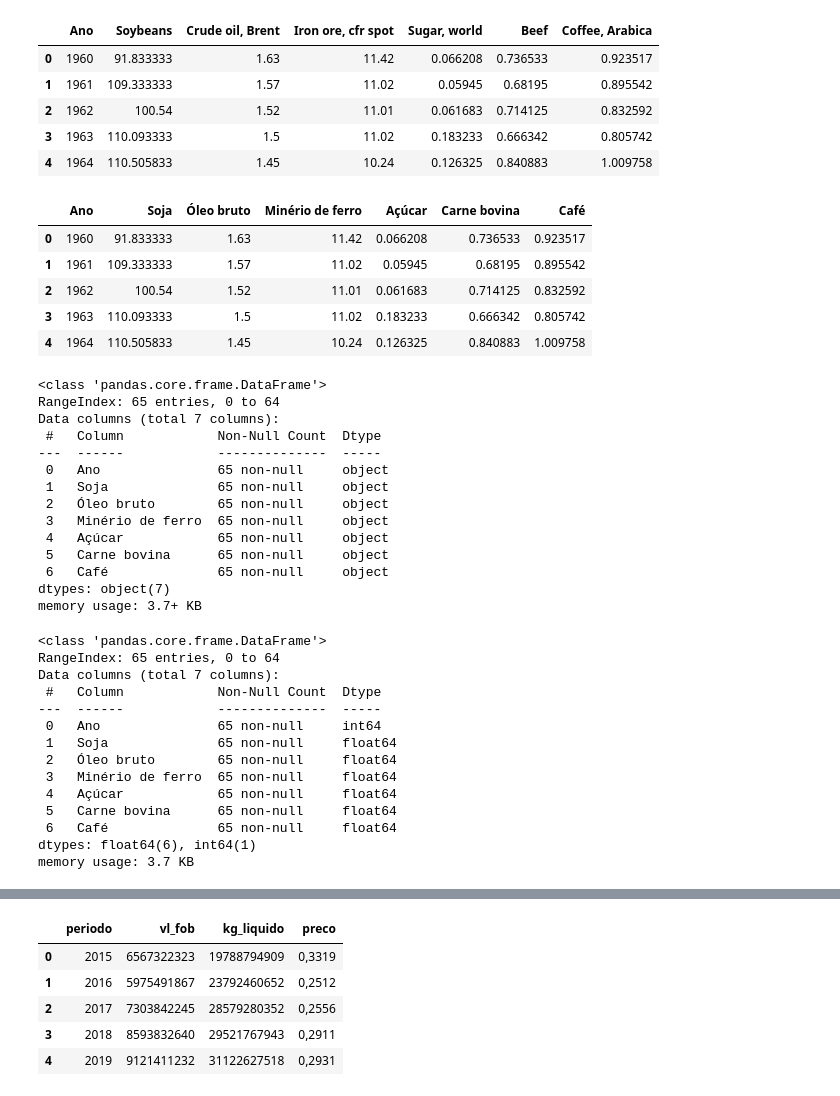
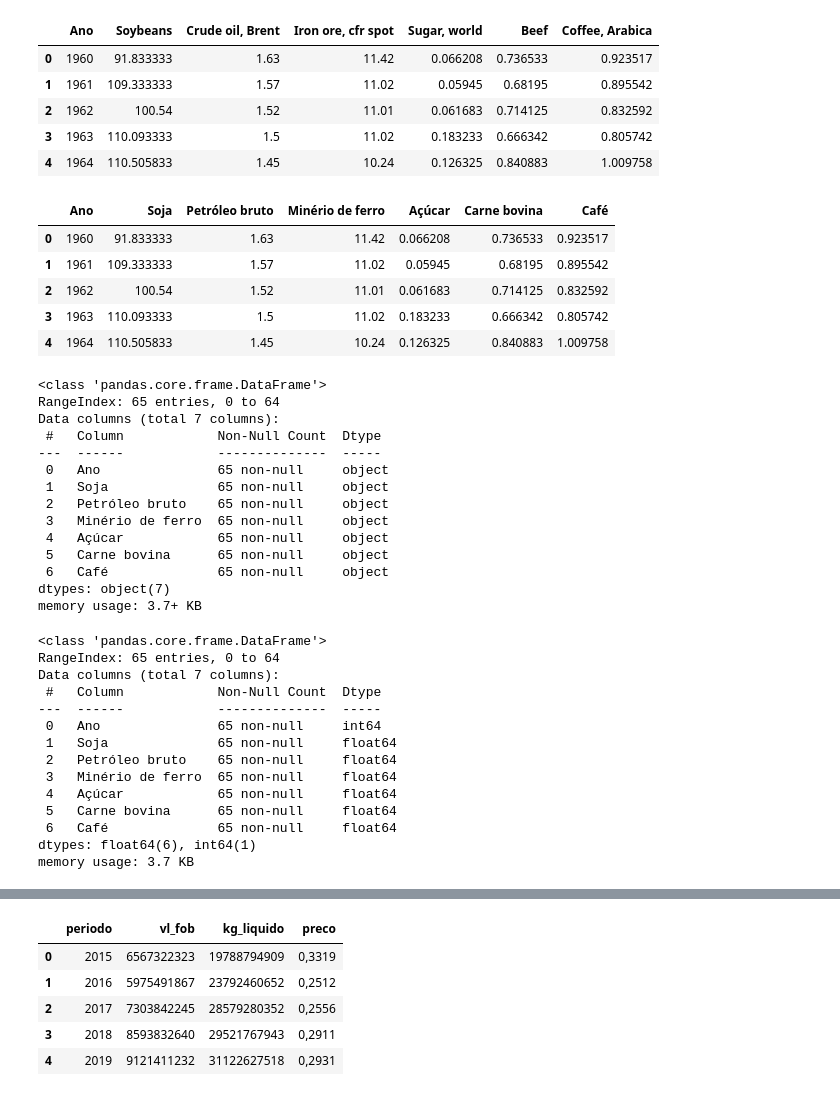
Before and after one commit to ThiagoHColtro/TradeBalance, a Jupyter notebook: BC_saldo_balança_comercial.ipynb, the cells around one changed output, grey strips where cells are left out. Drawn from its saved outputs; the diff is of its cells as text; code cells hidden in the pictures.

```diff
--- a/BC_saldo_balança_comercial.ipynb
+++ b/BC_saldo_balança_comercial.ipynb
@@ -615,14 +615,14 @@ commodities_exp.head()
 | 4 | 1964 | 110.505833 | 1.45 | 10.24 | 0.126325 | 0.840883 | 1.009758 |
 # %%
 commodities_exp = commodities_exp.rename(columns={'Soybeans': 'Soja'})
-commodities_exp = commodities_exp.rename(columns={'Crude oil, Brent': 'Óleo bruto'})
+commodities_exp = commodities_exp.rename(columns={'Crude oil, Brent': 'Petróleo bruto'})
 commodities_exp = commodities_exp.rename(columns={'Iron ore, cfr spot': 'Minério de ferro'})
 commodities_exp = commodities_exp.rename(columns={'Sugar, world': 'Açúcar'})
 commodities_exp = commodities_exp.rename(columns={'Beef': 'Carne bovina'})
 commodities_exp = commodities_exp.rename(columns={'Coffee, Arabica': 'Café'})
 commodities_exp.head()
 # %% [output]
-|  | Ano | Soja | Óleo bruto | Minério de ferro | Açúcar | Carne bovina | Café |
+|  | Ano | Soja | Petróleo bruto | Minério de ferro | Açúcar | Carne bovina | Café |
 | 0 | 1960 | 91.833333 | 1.63 | 11.42 | 0.066208 | 0.736533 | 0.923517 |
 | 1 | 1961 | 109.333333 | 1.57 | 11.02 | 0.05945 | 0.68195 | 0.895542 |
 | 2 | 1962 | 100.54 | 1.52 | 11.01 | 0.061683 | 0.714125 | 0.832592 |
@@ -638,7 +638,7 @@ Data columns (total 7 columns):
 ---  ------            --------------  -----
  0   Ano               65 non-null     object
  1   Soja              65 non-null     object
- 2   Óleo bruto        65 non-null     object
+ 2   Petróleo bruto    65 non-null     object
  3   Minério de ferro  65 non-null     object
  4   Açúcar            65 non-null     object
  5   Carne bovina      65 non-null     object
@@ -648,7 +648,7 @@ memory usage: 3.7+ KB
 # %%
 commodities_exp['Ano'] = commodities_exp['Ano'].astype(int)
 commodities_exp['Soja'] = commodities_exp['Soja'].astype(float).round(2)
-commodities_exp['Óleo bruto'] = commodities_exp['Óleo bruto'].astype(float).round(2)
+commodities_exp['Petróleo bruto'] = commodities_exp['Petróleo bruto'].astype(float).round(2)
 commodities_exp['Minério de ferro'] = commodities_exp['Minério de ferro'].astype(float).round(2)
 commodities_exp['Açúcar'] = commodities_exp['Açúcar'].astype(float).round(2)
 commodities_exp['Carne bovina'] = commodities_exp['Carne bovina'].astype(float).round(2)
@@ -662,7 +662,7 @@ Data columns (total 7 columns):
 ---  ------            --------------  -----
  0   Ano               65 non-null     int64
  1   Soja              65 non-null     float64
- 2   Óleo bruto        65 non-null     float64
+ 2   Petróleo bruto    65 non-null     float64
  3   Minério de ferro  65 non-null     float64
  4   Açúcar            65 non-null     float64
  5   Carne bovina      65 non-null     float64
```
Also changed, not shown: parts of 8 cells of this notebook.
